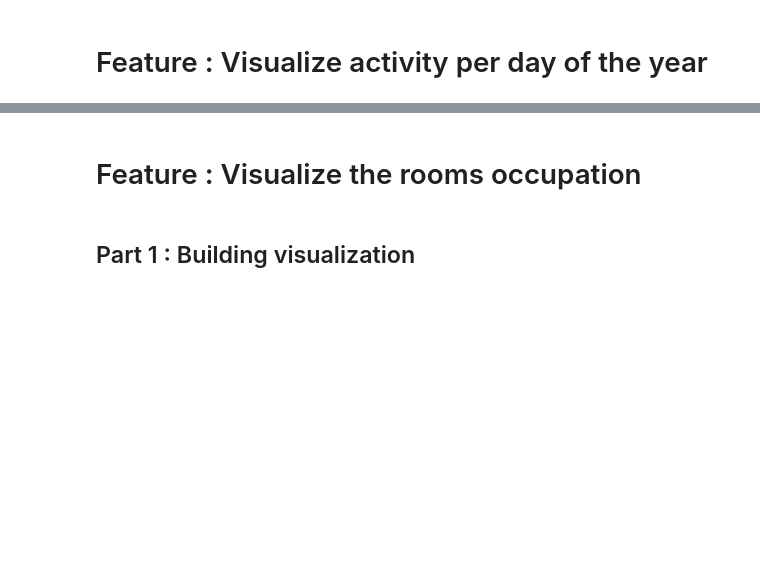
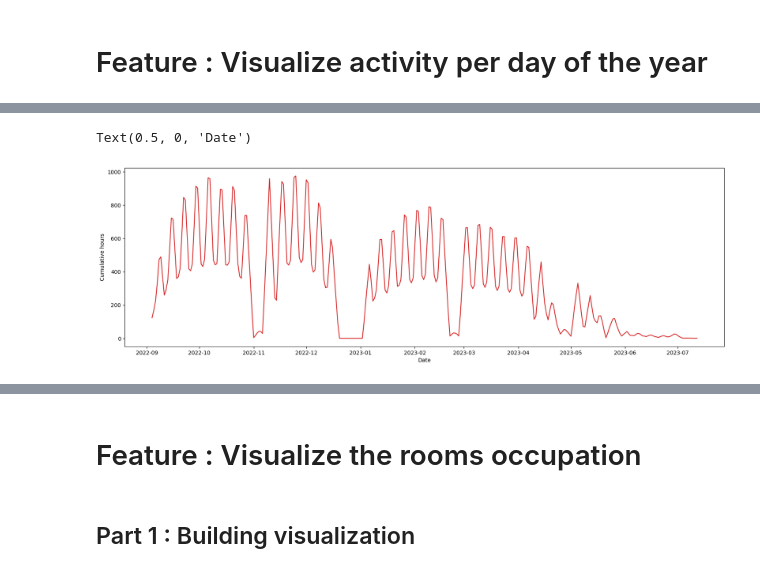
Before and after one commit to CodyAdam/data-engineering, a Jupyter notebook: Project/main.ipynb, the cells around one changed output, grey strips where cells are left out. Drawn from its saved outputs; the diff is of its cells as text; code cells hidden in the pictures; blank space fills up the shorter version.

```diff
--- a/Project/main.ipynb
+++ b/Project/main.ipynb
@@ -261,0 +351,16 @@ plt.title(f"Cumulative hours per day of {data_name} schedule", fontsize=20, font
+# %%
+SLIDING_WINDOW_SIZE = 4
+
+# Compute the rolling mean
+y_rolling = y.rolling(SLIDING_WINDOW_SIZE).mean()
+
+
+# Plot the data
+fig, ax = plt.subplots(figsize=(20, 6))
+ax.plot(x, y_rolling, color='tab:red')
+# Customize the plot
+plt.ylabel('Cumulative hours')
+plt.xlabel('Date')
+# %% [output]
+Text(0.5, 0, 'Date')
+[figure, added]
```
Also changed, not shown: parts of 40 cells of this notebook.
